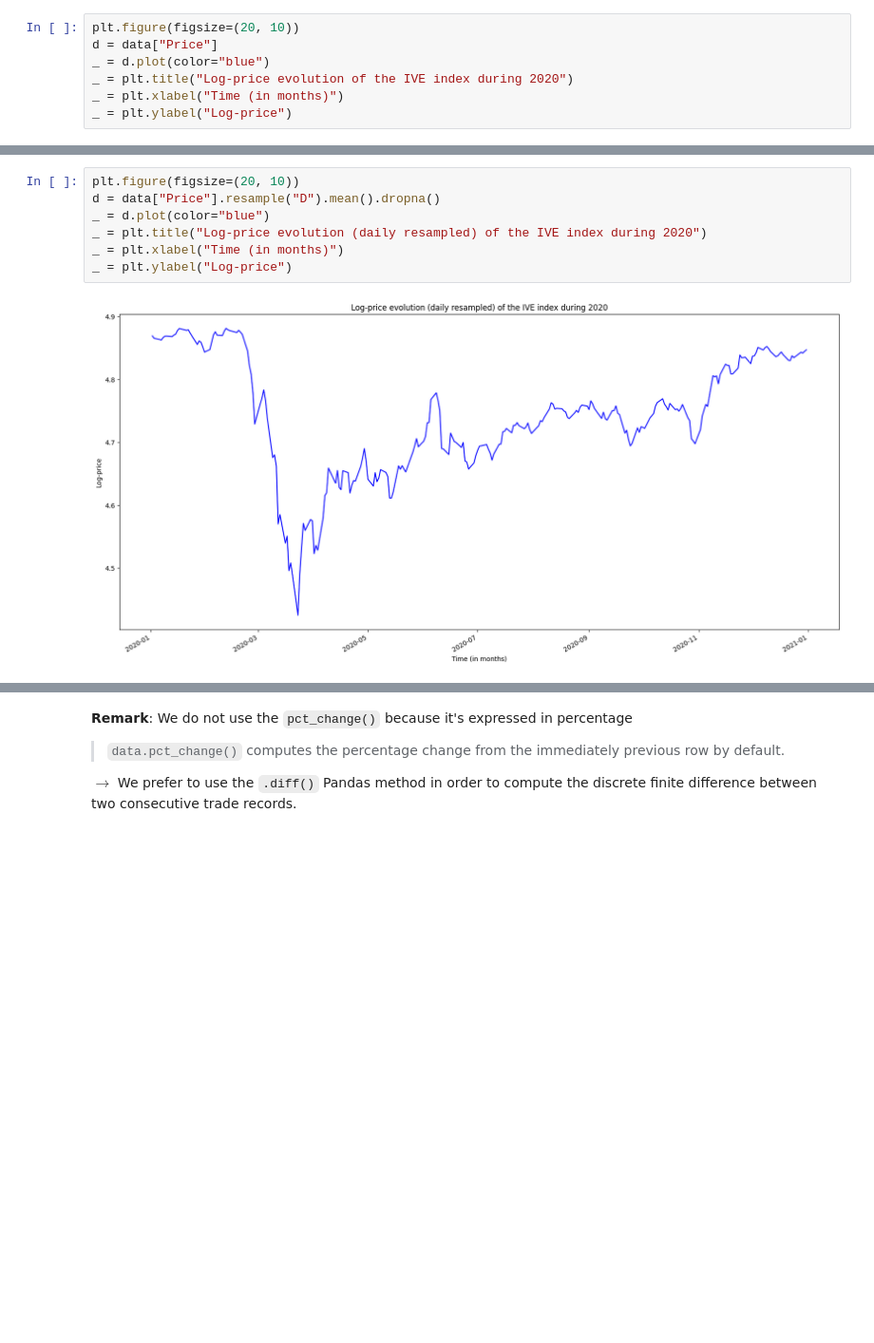
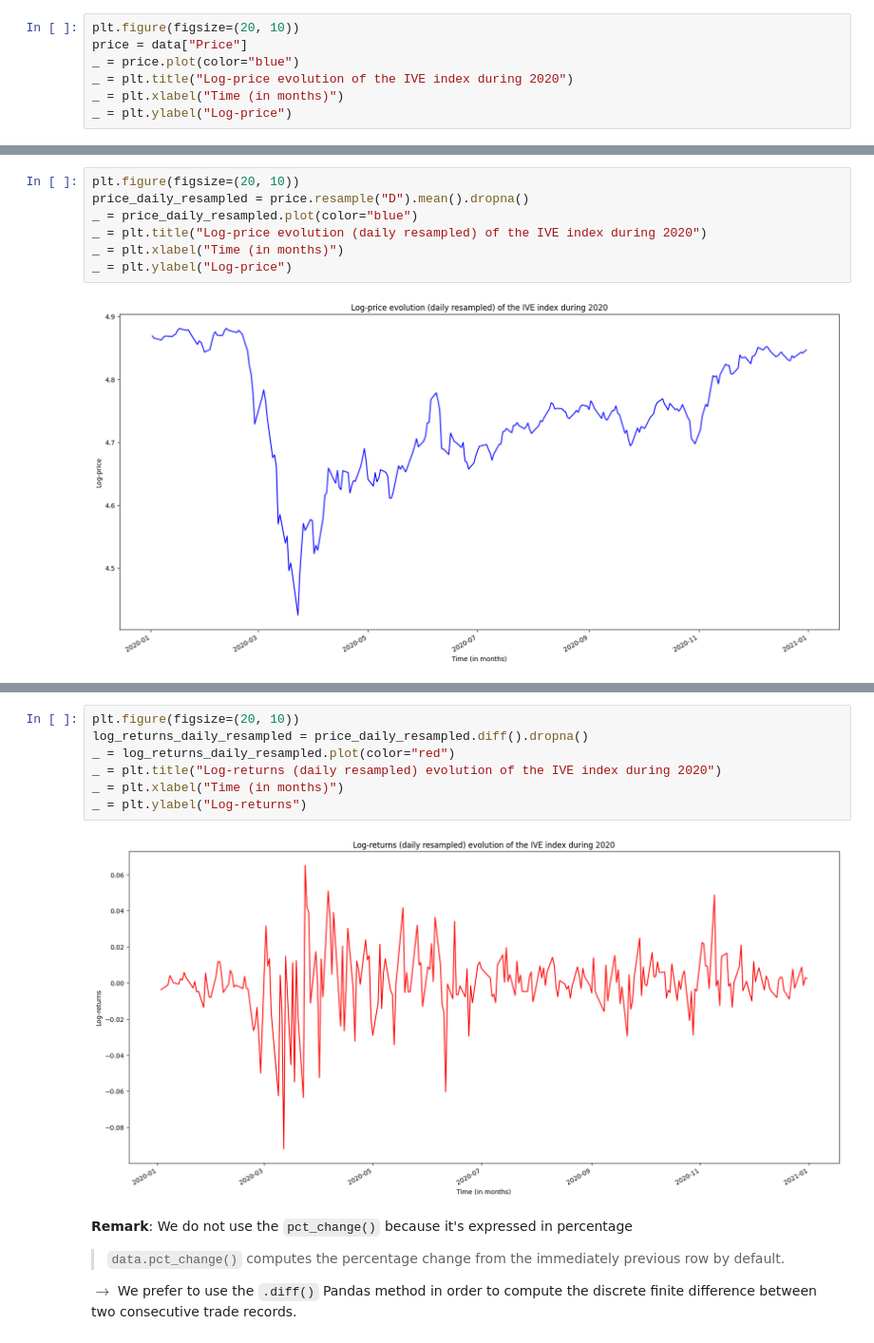
Before and after one commit to lcsrodriguez/HFT-IntradayVol-Estimation, a Jupyter notebook: main.ipynb, the cells around one changed output, grey strips where cells are left out. Shown at 95% size. Saved outputs shown, nothing was run; the diff lists cells and outputs as text; blank space fills up the shorter version.

```diff
--- a/main.ipynb
+++ b/main.ipynb
@@ -625,8 +627,8 @@ data = get_price_process(start_dt=start_dt,
                                  process_type="log")
 # %%
 plt.figure(figsize=(20, 10))
-d = data["Price"]
-_ = d.plot(color="blue")
+price = data["Price"]
+_ = price.plot(color="blue")
 _ = plt.title("Log-price evolution of the IVE index during 2020")
 _ = plt.xlabel("Time (in months)")
 _ = plt.ylabel("Log-price")
@@ -634,8 +636,8 @@ _ = plt.ylabel("Log-price")
 [figure]
 # %%
 plt.figure(figsize=(20, 10))
-d = data["Price"].resample("D").mean().dropna()
-_ = d.plot(color="blue")
+price_daily_resampled = price.resample("D").mean().dropna()
+_ = price_daily_resampled.plot(color="blue")
 _ = plt.title("Log-price evolution (daily resampled) of the IVE index during 2020")
 _ = plt.xlabel("Time (in months)")
 _ = plt.ylabel("Log-price")
@@ -650,6 +652,15 @@ _ = plt.xlabel("Time (in months)")
 _ = plt.ylabel("Log-returns")
 # %% [output]
 [figure]
+# %%
+plt.figure(figsize=(20, 10))
+log_returns_daily_resampled = price_daily_resampled.diff().dropna()
+_ = log_returns_daily_resampled.plot(color="red")
+_ = plt.title("Log-returns (daily resampled) evolution of the IVE index during 2020")
+_ = plt.xlabel("Time (in months)")
+_ = plt.ylabel("Log-returns")
+# %% [output]
+[figure, added]
 # %% [markdown]
 **Remark**: We do not use the `pct_change()` because it's expressed in percentage
 > `data.pct_change()` computes the percentage change from the immediately previous row by default.
```
Also changed, not shown: parts of 15 cells of this notebook.
